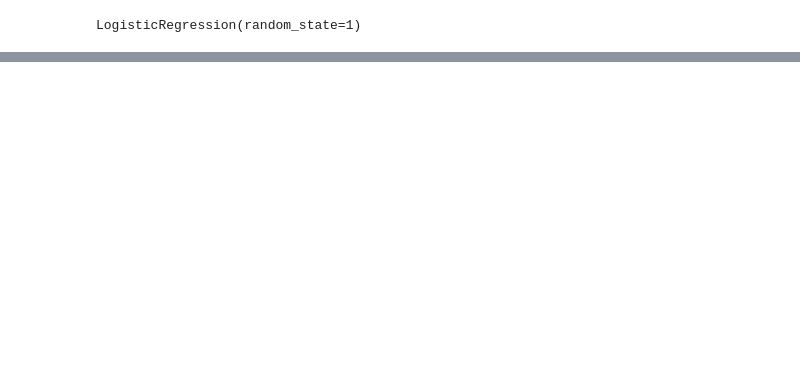
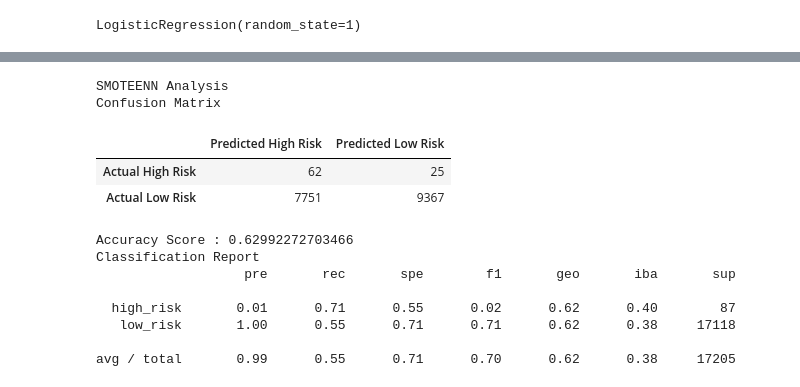
Before and after one commit to Anoobis5/Credit_Risk_Analysis, a Jupyter notebook: credit_risk_resampling.ipynb, the cells around one changed output, grey strips where cells are left out. Saved outputs shown, nothing was run; the diff lists cells and outputs as text; code cells hidden in the pictures; blank space fills up the shorter version.

```diff
--- a/credit_risk_resampling.ipynb
+++ b/credit_risk_resampling.ipynb
@@ -334,0 +362,25 @@ avg / total       0.99      0.58      0.70      0.73      0.64      0.40     172
+# %%
+# Print the imbalanced classification report
+from imblearn.metrics import classification_report_imbalanced
+
+# Displaying results
+print("SMOTEENN Analysis")
+print("Confusion Matrix")
+display(cm_df)
+print(f"Accuracy Score : {acc_score}")
+print("Classification Report")
+print(classification_report_imbalanced(y_test, y_pred))
+# %% [output]
+SMOTEENN Analysis
+Confusion Matrix
+|  | Predicted High Risk | Predicted Low Risk |
+| Actual High Risk | 62 | 25 |
+| Actual Low Risk | 7751 | 9367 |
+Accuracy Score : 0.62992272703466
+Classification Report
+                   pre       rec       spe        f1       geo       iba       sup
+
+  high_risk       0.01      0.71      0.55      0.02      0.62      0.40        87
+   low_risk       1.00      0.55      0.71      0.71      0.62      0.38     17118
+
+avg / total       0.99      0.55      0.71      0.70      0.62      0.38     17205
```
Also changed, not shown: parts of 14 cells of this notebook.
